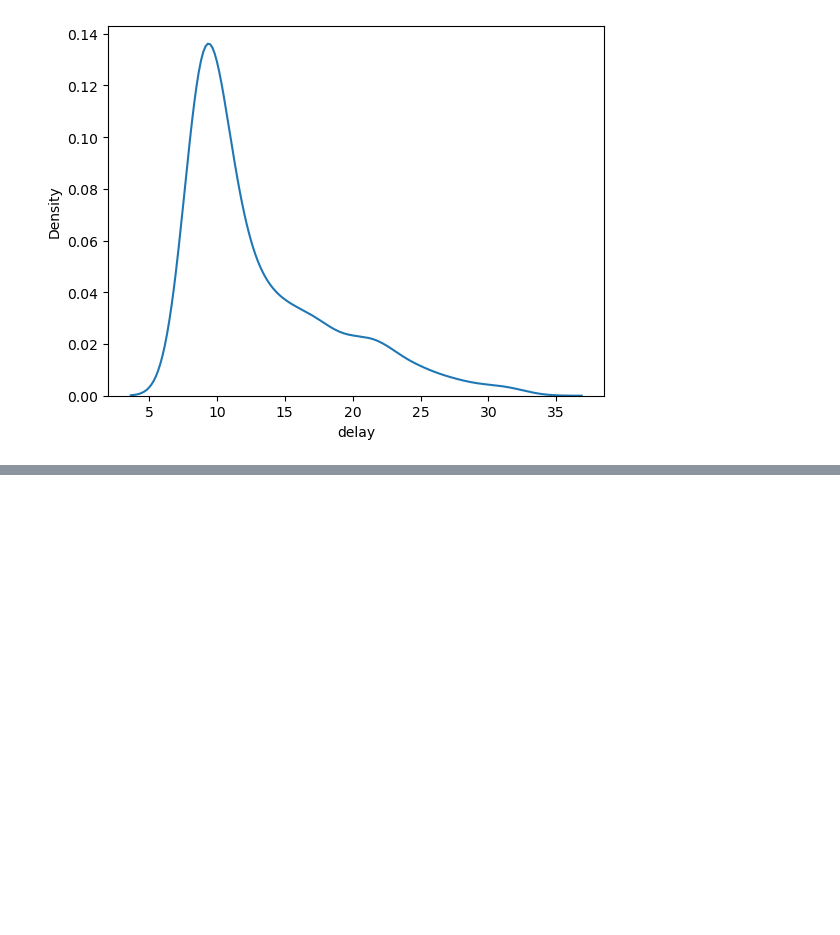
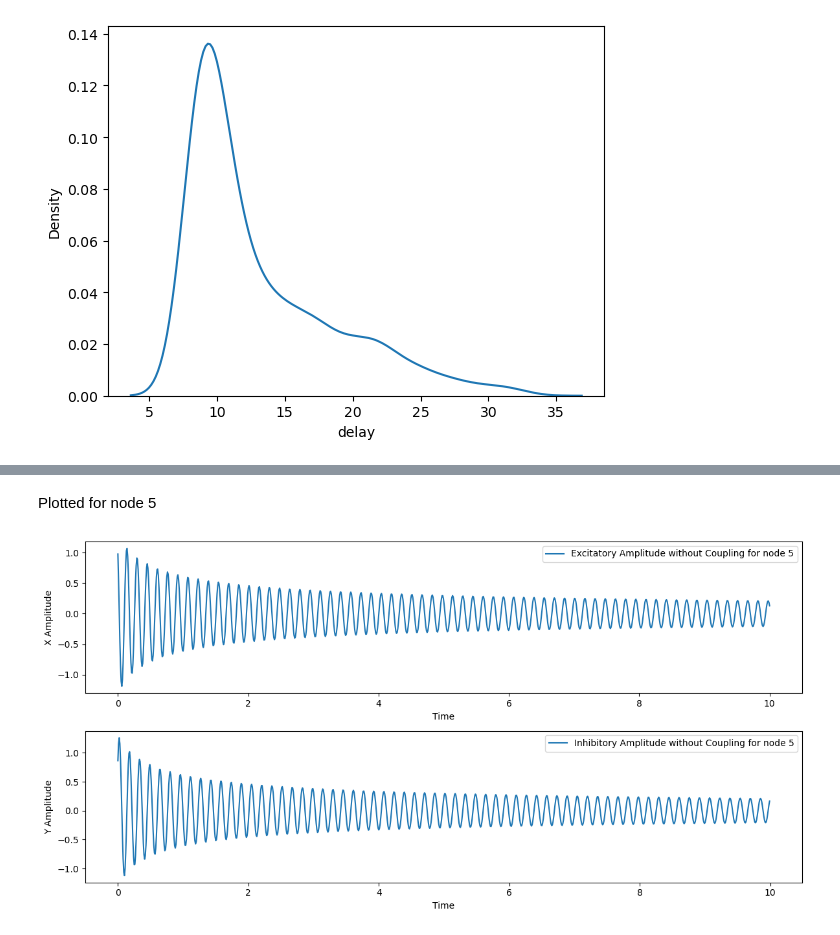
Before and after one commit to shayanshafquat/neuronal-oscillations-evolving-networks, a Jupyter notebook: notebooks/transport_model.ipynb, the cells around one changed output, grey strips where cells are left out. Drawn from its saved outputs; the diff is of its cells as text; code cells hidden in the pictures; blank space fills up the shorter version.

Commit message:
nm model w/o coupling

```diff
--- a/notebooks/transport_model.ipynb
+++ b/notebooks/transport_model.ipynb
@@ -263,0 +342,45 @@ data.head()
+# %%
+def model(y, t, lamda_val, omega_noise):
+    x_0 = y[:num_nodes]
+    y_0 = y[num_nodes:2*num_nodes]
+
+    dx_dt = dXdt(x_0, y_0, lamda_val, omega_noise)
+    dy_dt = dYdt(x_0, y_0, lamda_val, omega_noise)
+
+    # Merge them back into a flat array
+    dydt = np.concatenate((dx_dt, dy_dt))
+    return dydt
+# %%
+# Set the time points
+t = np.linspace(0, 10, 1000) # From 0 to 30 years, a total of 1000 time points
+
+# Set initial conditions
+y0 = np.concatenate((X[0,:], Y[0,:]))
+
+# No damage (β=γ=0)
+sol_no_damage = odeint(model, y0, t, args=(pars['lambda'], omega_noise))
+# %%
+x_t = sol_no_damage[:, :num_nodes]
+y_t = sol_no_damage[:, num_nodes:2*num_nodes]
+# %% [markdown]
+Plotted for node 5
+# %%
+# Plot the results with coupling
+plt.figure(figsize=(12, 6))
+
+plt.subplot(2, 1, 1)
+plt.plot(t, x_t[:,70], label='Excitatory Amplitude without Coupling for node 5')
+plt.xlabel('Time')
+plt.ylabel('X Amplitude')
+plt.legend()
+
+plt.subplot(2, 1, 2)
+plt.plot(times, y_t[:,70], label='Inhibitory Amplitude without Coupling for node 5')
+plt.xlabel('Time')
+plt.ylabel('Y Amplitude')
+plt.legend()
+
+plt.tight_layout()
+plt.show()
+# %% [output]
+[figure, added]
```
Also changed, not shown: parts of 11 cells of this notebook, 1 other file.
